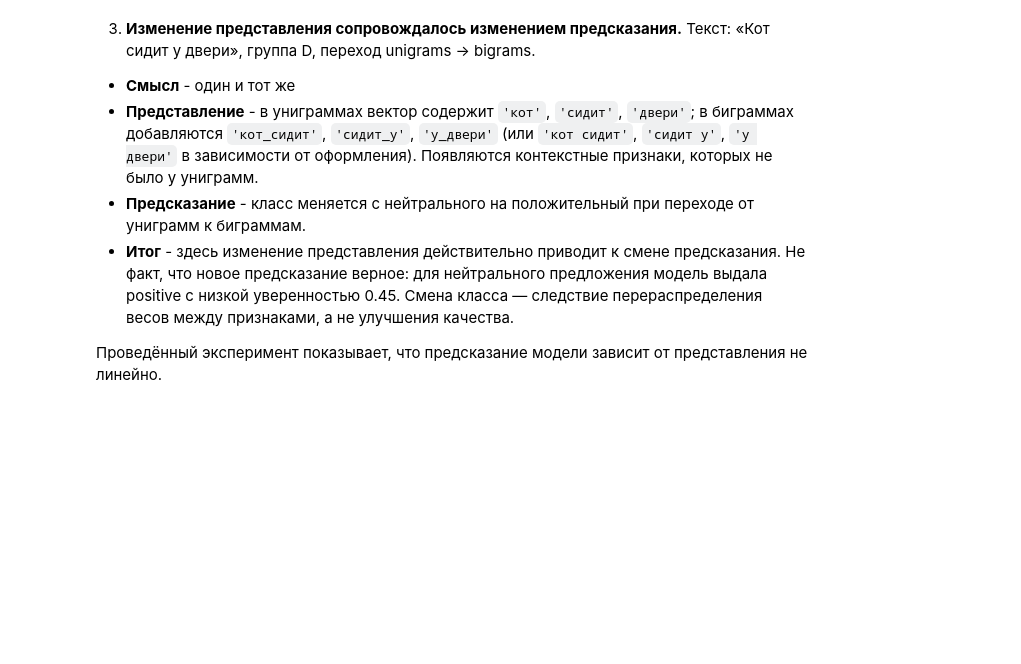
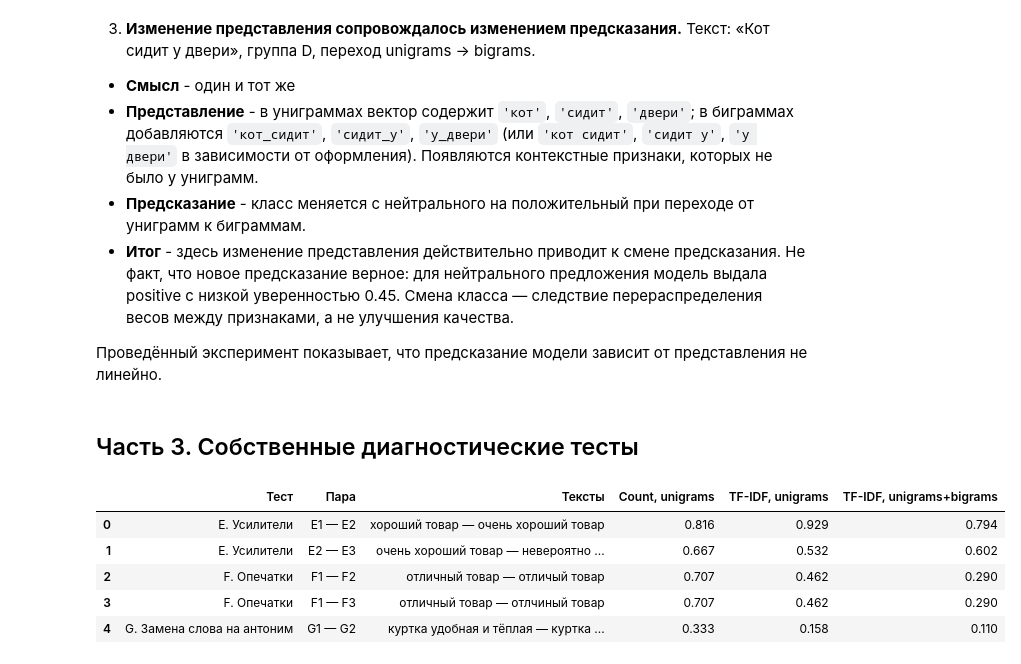
Before and after one commit to Gufort/NLP_Labs, a Jupyter notebook: lab_1.ipynb, the cells around one changed output. Cells and saved outputs as stored; diff of their text form; code cells hidden in the pictures; blank space fills up the shorter version.

```diff
--- a/lab_1.ipynb
+++ b/lab_1.ipynb
@@ -727,3 +800,22 @@ df_preds
 
 
 Проведённый эксперимент показывает, что предсказание модели зависит от представления не линейно.
+# %% [markdown]
+## Часть 3. Собственные диагностические тесты
+# %%
+my_diagnostics = {
+    "E. Усилители": [
+        "хороший товар",              # E1
+        "очень хороший товар",        # E2
+        "невероятно хороший товар",   # E3
+    ],
+    "F. Опечатки": [
+        "отличный товар",   # F1
+        "отличый товар",    # F2
+        "отлчиный товар",   # F3
+    ],
+    "G. Замена слова на антоним": [
+        "куртка удобная и тёплая",      # G1
+        "куртка неудобная и холодная",  # G2
+    ],
+}
@@ -729,0 +828,22 @@ df_preds
+# %%
+my_rows = []
+for group, texts in my_diagnostics.items():
+    for (i, j, label) in my_pairs[group]:
+        row = {
+            "Тест": group,
+            "Пара": label,
+            "Тексты": f"{texts[i]} — {texts[j]}",
+        }
+        for name, vec in vectorizers.items():
+            row[name] = round(cosine(vec, texts, i, j), 3)
+        my_rows.append(row)
+
+my_cosine_table = pd.DataFrame(my_rows)
+my_cosine_table
+# %% [output]
+|  | Тест | Пара | Тексты | Count, unigrams | TF-IDF, unigrams | TF-IDF, unigrams+bigrams |
+| 0 | E. Усилители | E1 — E2 | хороший товар — очень хороший товар | 0.816 | 0.929 | 0.794 |
+| 1 | E. Усилители | E2 — E3 | очень хороший товар — невероятно ... | 0.667 | 0.532 | 0.602 |
+| 2 | F. Опечатки | F1 — F2 | отличный товар — отличый товар | 0.707 | 0.462 | 0.290 |
+| 3 | F. Опечатки | F1 — F3 | отличный товар — отлчиный товар | 0.707 | 0.462 | 0.290 |
+| 4 | G. Замена слова на антоним | G1 — G2 | куртка удобная и тёплая — куртка ... | 0.333 | 0.158 | 0.110 |
```
Also changed, not shown: parts of 18 cells of this notebook.
